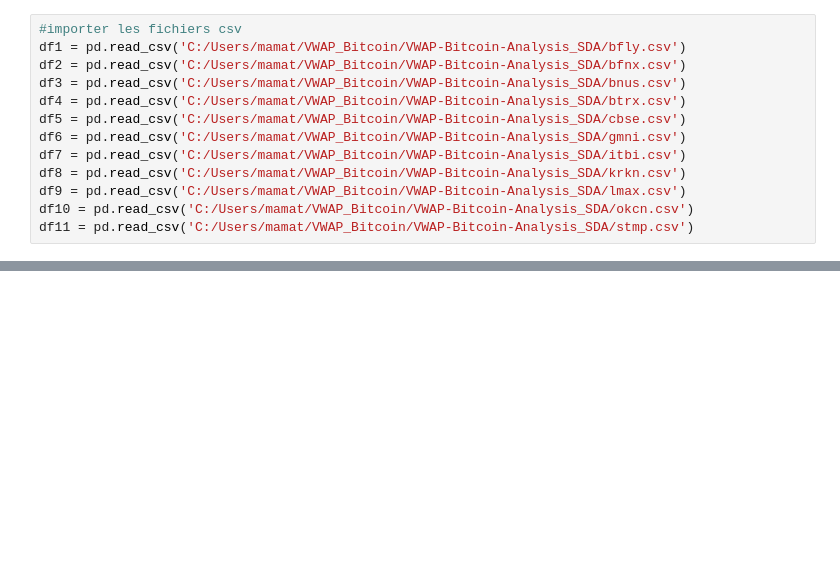
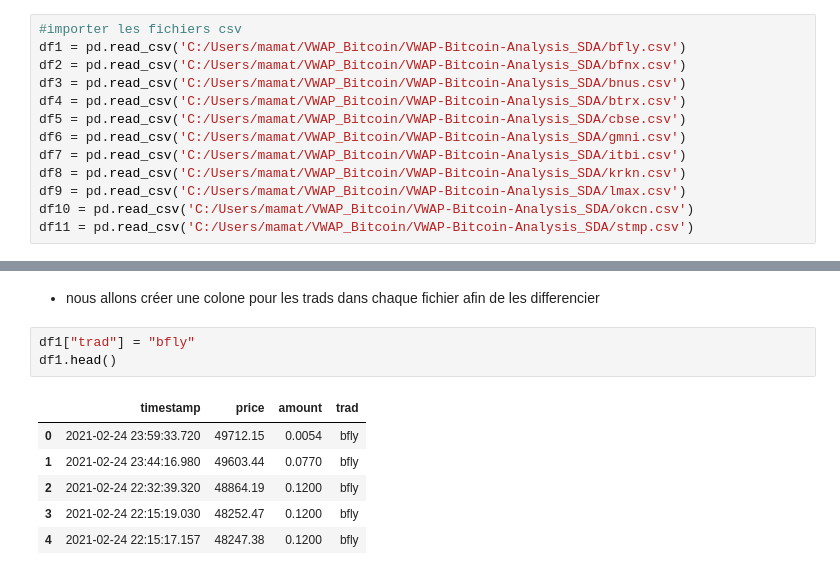
Before and after one commit to MamataCisse/VWAP-Bitcoin-Analysis_SDA, a Jupyter notebook: vwap_analysis.ipynb, the cells around one changed output, grey strips where cells are left out. Cells and saved outputs as stored; diff of their text form; blank space fills up the shorter version.

```diff
--- a/vwap_analysis.ipynb
+++ b/vwap_analysis.ipynb
@@ -77,0 +143,12 @@ df11 = pd.read_csv('C:/Users/mamat/VWAP_Bitcoin/VWAP-Bitcoin-Analysis_SDA/stmp.c
+# %% [markdown]
+-  nous allons créer une colone pour les trads dans chaque fichier afin de les differencier
+# %%
+df1["trad"] = "bfly"
+df1.head()
+# %% [output]
+|  | timestamp | price | amount | trad |
+| 0 | 2021-02-24 23:59:33.720 | 49712.15 | 0.0054 | bfly |
+| 1 | 2021-02-24 23:44:16.980 | 49603.44 | 0.0770 | bfly |
+| 2 | 2021-02-24 22:32:39.320 | 48864.19 | 0.1200 | bfly |
+| 3 | 2021-02-24 22:15:19.030 | 48252.47 | 0.1200 | bfly |
+| 4 | 2021-02-24 22:15:17.157 | 48247.38 | 0.1200 | bfly |
```
Also changed, not shown: parts of 26 cells of this notebook.
